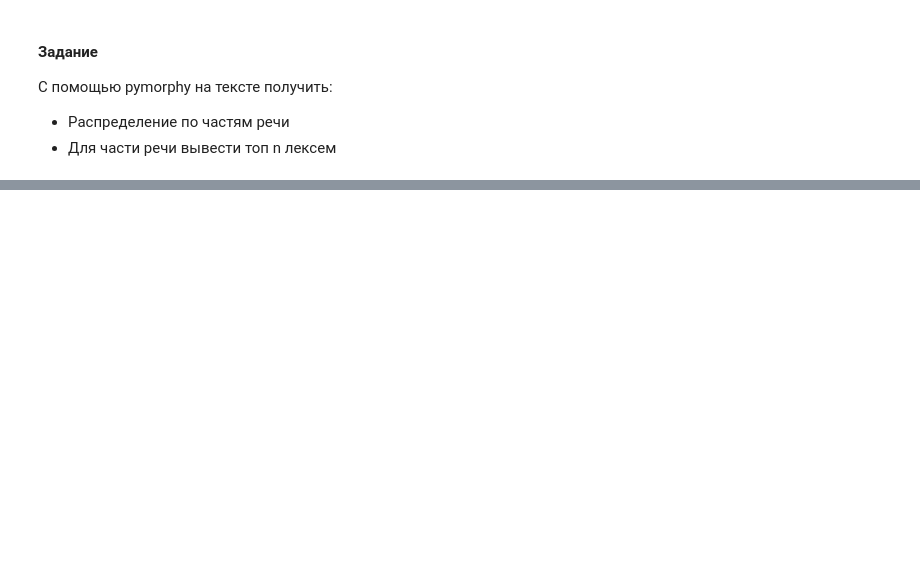
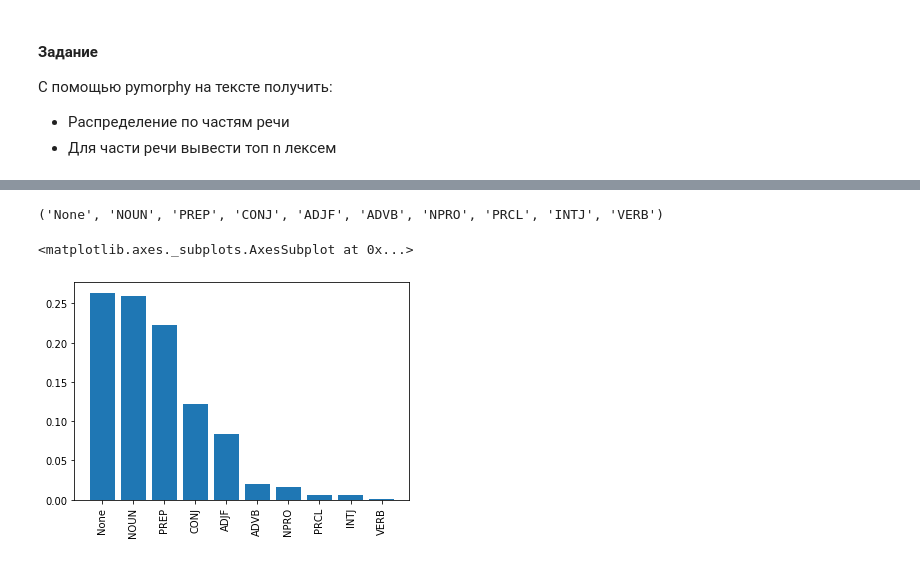
Before and after one commit to Sdernal/Morphology, a Jupyter notebook: Morphology 1.ipynb, the cells around one changed output, grey strips where cells are left out. Saved outputs shown, nothing was run; the diff lists cells and outputs as text; code cells hidden in the pictures; blank space fills up the shorter version.

```diff
--- a/Morphology 1.ipynb
+++ b/Morphology 1.ipynb
@@ -247,0 +349,12 @@ def get_top_pos_words(text, pos, n):
+# %%
+text = """
+Художественный стиль – это особый стиль речи, который получил широкое распространение как в мировой художественной литературе в целом, так и в копирайтинге в частности. Он характеризуется высокой эмоциональностью, прямой речью, богатством красок, эпитетов и метафор, а также призван воздействовать на воображение читателя и выступает в роли спускового крючка для его фантазии. Итак, сегодня мы подробно и на наглядных примерах рассматриваем художественный стиль текстов и его применение в копирайтинге.
+Особенности художественного стиля
+
+Как уже было сказано выше, художественный стиль наиболее часто используется в художественной литературе: романах, новеллах, рассказах, повестях и прочих литературных жанрах. Этому стилю не присущи оценочные суждения, сухость и официальность, которые свойственны научному и официально-деловому стилям. Вместо этого для него характеры повествование и передача мельчайших деталей, чтобы сформировать в воображении читателя филигранную форму передаваемой мысли.
+
+В контексте копирайтинга художественный стиль нашел новое воплощение в гипнотических текстах, которым на этом блоге посвящен целый раздел «Гипнотический копирайтинг». Именно элементы художественного стиля позволяют текстам воздействовать на лимбическую систему головного мозга читателя и запускать необходимые автору механизмы, благодаря которым достигается порой весьма любопытный эффект. Например, читатель не может оторваться от романа или у него возникает сексуальное влечение, а также другие реакции, о которых мы еще будем вести речь в последующих статьях.
+Элементы художественного стиля
+
+В любом художественном тексте присутствуют элементы, которые характерны для стиля его изложения. Для художественного стиля наиболее характерны:
+"""
@@ -247,0 +380,27 @@ def get_top_pos_words(text, pos, n):
+# %%
+import matplotlib.pyplot as plt
+
+def plot_distribution(counts, **kwargs):
+    """
+    :param counts: dict of pairs word, score
+    :return ax: pyplot.axes object
+    """
+    fig, ax = plt.subplots(nrows=1, ncols=1, **kwargs)
+
+    scores_list = list(counts.items())
+    scores_list = sorted(scores_list, reverse=True, key=lambda x: x[1])
+    words, scores = list(zip(*scores_list))
+
+    ax.bar(list(range(len(scores))), scores)
+
+    print(words)
+    ax.set_xticks(list(range(len(words))))
+    ax.set_xticklabels(words, rotation="vertical")
+
+    return ax
+# %%
+plot_distribution(get_pos_distribution(text))
+# %% [output]
+('None', 'NOUN', 'PREP', 'CONJ', 'ADJF', 'ADVB', 'NPRO', 'PRCL', 'INTJ', 'VERB')
+<matplotlib.axes._subplots.AxesSubplot at 0x...>
+[figure, added]
```
Also changed, not shown: parts of 21 cells of this notebook.
